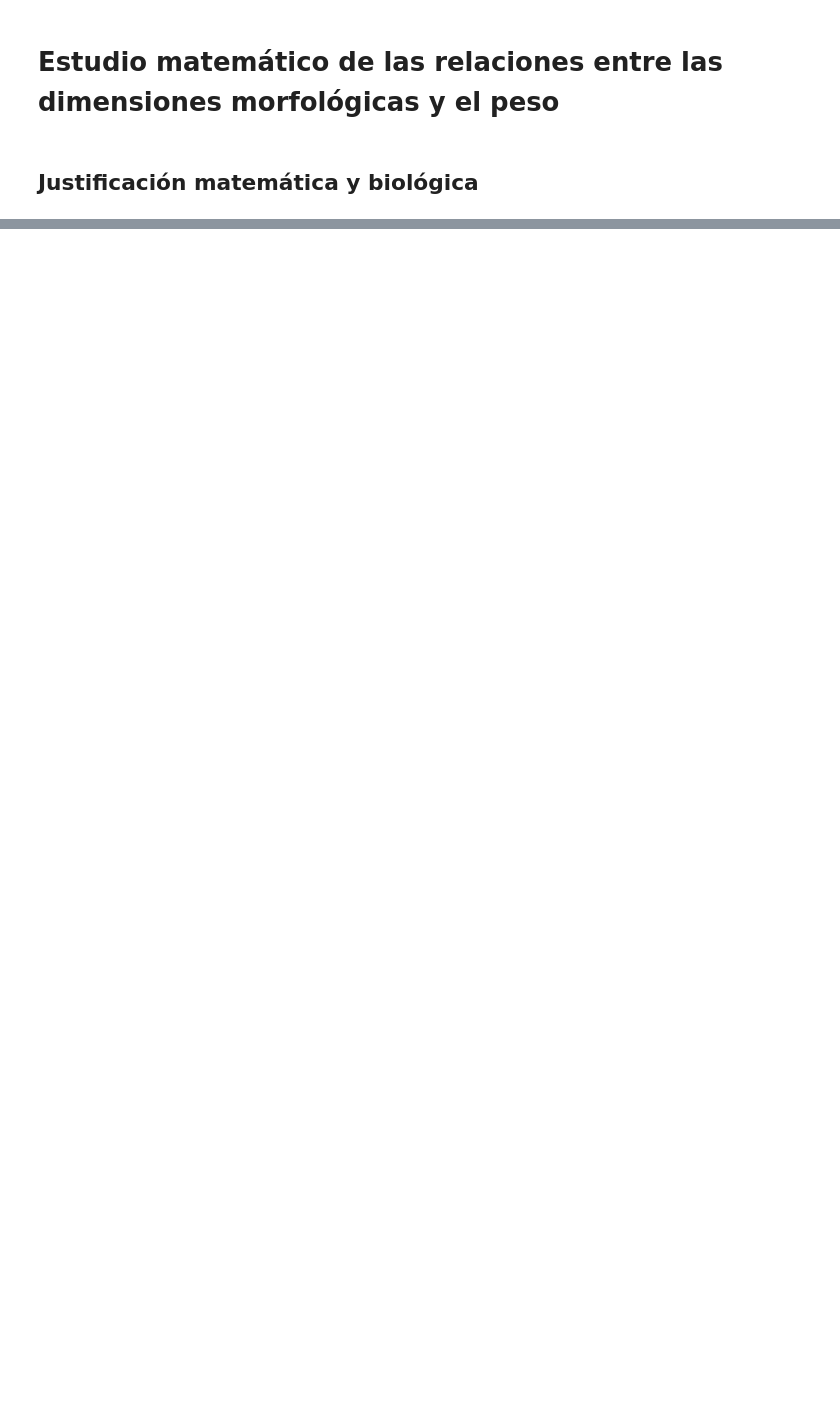
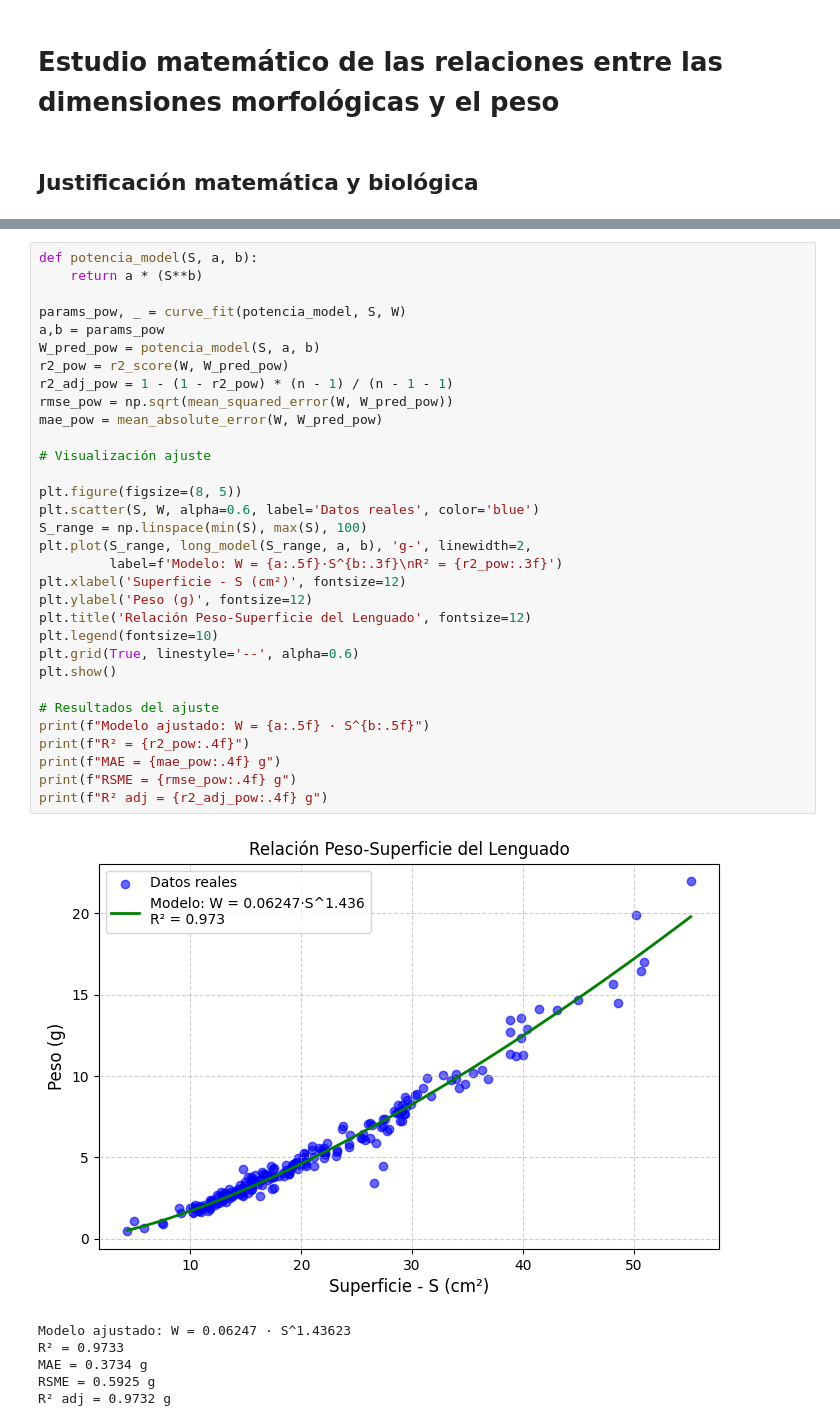
Before and after one commit to jalosu/FLATCLASS, a Jupyter notebook: content/01/Coeficientes.ipynb, the cells around one changed output, grey strips where cells are left out. Saved outputs shown, nothing was run; the diff lists cells and outputs as text; blank space fills up the shorter version.

```diff
--- a/content/01/Coeficientes.ipynb
+++ b/content/01/Coeficientes.ipynb
@@ -70,0 +160,39 @@ Para la estimación de los valores específicos de $a$ y $b$ usaremos el  datase
+# %%
+def potencia_model(S, a, b):
+    return a * (S**b)
+
+params_pow, _ = curve_fit(potencia_model, S, W)
+a,b = params_pow
+W_pred_pow = potencia_model(S, a, b)
+r2_pow = r2_score(W, W_pred_pow)
+r2_adj_pow = 1 - (1 - r2_pow) * (n - 1) / (n - 1 - 1)
+rmse_pow = np.sqrt(mean_squared_error(W, W_pred_pow))
+mae_pow = mean_absolute_error(W, W_pred_pow)
+
+# Visualización ajuste
+
+plt.figure(figsize=(8, 5))
+plt.scatter(S, W, alpha=0.6, label='Datos reales', color='blue')
+S_range = np.linspace(min(S), max(S), 100)
+plt.plot(S_range, long_model(S_range, a, b), 'g-', linewidth=2,
+         label=f'Modelo: W = {a:.5f}·S^{b:.3f}\nR² = {r2_pow:.3f}')
+plt.xlabel('Superficie - S (cm²)', fontsize=12)
+plt.ylabel('Peso (g)', fontsize=12)
+plt.title('Relación Peso-Superficie del Lenguado', fontsize=12)
+plt.legend(fontsize=10)
+plt.grid(True, linestyle='--', alpha=0.6)
+plt.show()
+
+# Resultados del ajuste
+print(f"Modelo ajustado: W = {a:.5f} · S^{b:.5f}")
+print(f"R² = {r2_pow:.4f}")
+print(f"MAE = {mae_pow:.4f} g")
+print(f"RSME = {rmse_pow:.4f} g")
+print(f"R² adj = {r2_adj_pow:.4f} g")
+# %% [output]
+[figure, added]
+Modelo ajustado: W = 0.06247 · S^1.43623
+R² = 0.9733
+MAE = 0.3734 g
+RSME = 0.5925 g
+R² adj = 0.9732 g
```
Also changed, not shown: parts of 8 cells of this notebook, 4 other files.
